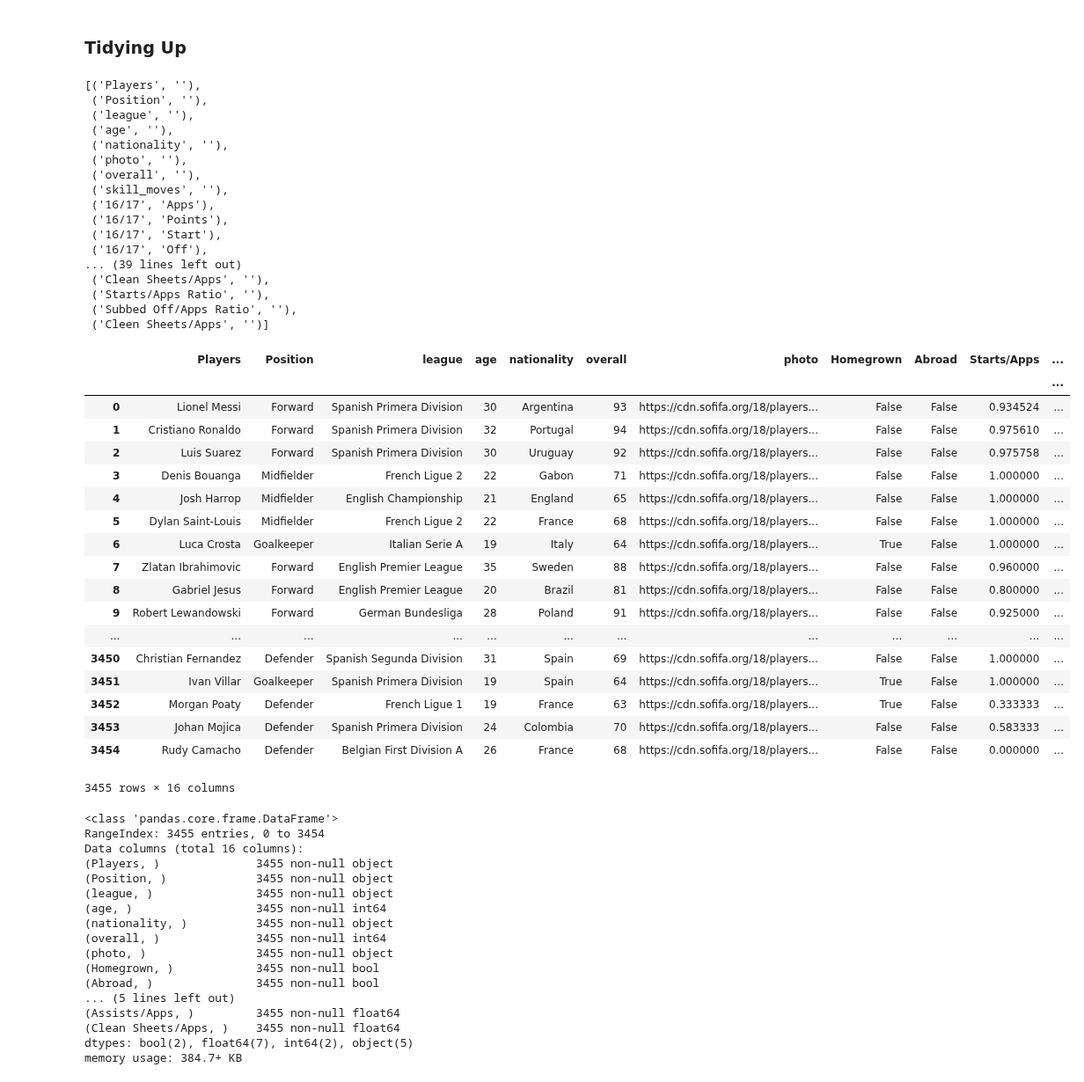
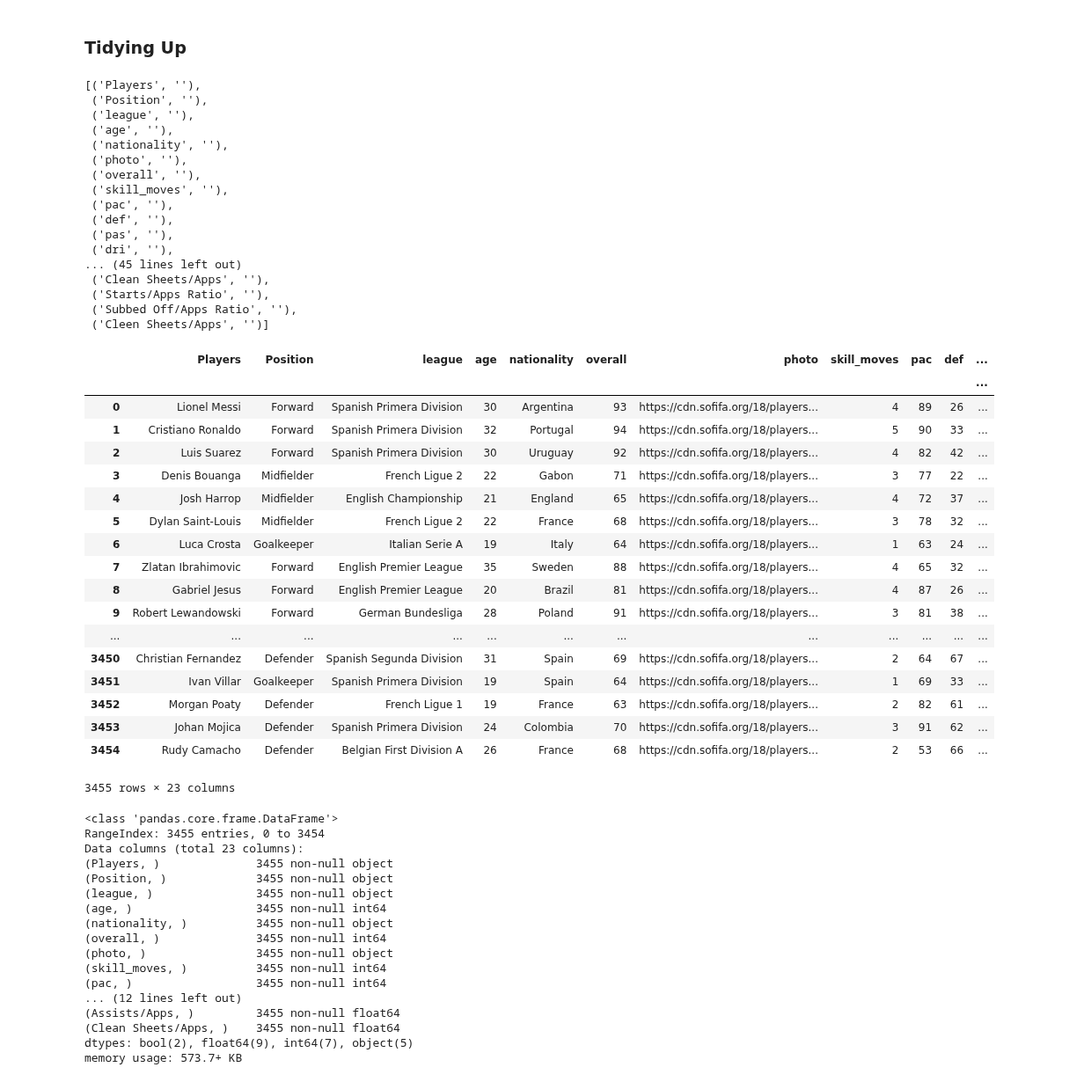
Before and after one commit to markkennedy3/Fifa-vs-Real-Life, a Jupyter notebook: notebooks/prep/410_prep_RQ2_Dataframes.ipynb, the cells around one changed output. Shown at 88% size. Drawn from its saved outputs; the diff is of its cells as text; code cells hidden in the pictures.

```diff
--- a/notebooks/prep/410_prep_RQ2_Dataframes.ipynb
+++ b/notebooks/prep/410_prep_RQ2_Dataframes.ipynb
@@ -19,7 +19,7 @@ J14_15 = pd.read_csv("../../data/prep/Joined1415.csv")
 J13_14 = pd.read_csv("../../data/prep/Joined1314.csv")
 J12_13 = pd.read_csv("../../data/prep/Joined1213.csv")
 # %%
-index = ['Players','Position','league','age','nationality','photo','overall','skill_moves']
+index = ['Players','Position','league','age','nationality','photo','overall','skill_moves','pac','def','pas','dri','eur_value','eur_wage']
 fantasyinfo = ['Apps','Points','Start','Off','Goals','A','CS']
 # %%
 s1 = J16_17.drop_duplicates(index).set_index(index)[fantasyinfo]
@@ -75,38 +75,38 @@ list(RQ2)
  ('photo', ''),
  ('overall', ''),
  ('skill_moves', ''),
- ('16/17', 'Apps'),
- ('16/17', 'Points'),
- ('16/17', 'Start'),
- ('16/17', 'Off'),
-... (39 lines left out)
+ ('pac', ''),
+ ('def', ''),
+ ('pas', ''),
+ ('dri', ''),
+... (45 lines left out)
  ('Clean Sheets/Apps', ''),
  ('Starts/Apps Ratio', ''),
  ('Subbed Off/Apps Ratio', ''),
  ('Cleen Sheets/Apps', '')]
 # %%
-RQ2 = RQ2[['Players','Position','league','age','nationality','overall','photo','Homegrown','Abroad','Starts/Apps','Subbed Off/Apps','Overall Apps','Average Form','Goals/Apps','Assists/Apps','Clean Sheets/Apps']]
+RQ2 = RQ2[['Players','Position','league','age','nationality','overall','photo','skill_moves','pac','def','pas','dri','eur_value','eur_wage','Homegrown','Abroad','Starts/Apps','Subbed Off/Apps','Overall Apps','Average Form','Goals/Apps','Assists/Apps','Clean Sheets/Apps']]
 RQ2
 # %% [output]
-|  | Players | Position | league | age | nationality | overall | photo | Homegrown | Abroad | Starts/Apps | ... |
+|  | Players | Position | league | age | nationality | overall | photo | skill_moves | pac | def | ... |
 |  |  |  |  |  |  |  |  |  |  |  | ... |
-| 0 | Lionel Messi | Forward | Spanish Primera Division | 30 | Argentina | 93 | https://cdn.sofifa.org/18/players... | False | False | 0.934524 | ... |
-| 1 | Cristiano Ronaldo | Forward | Spanish Primera Division | 32 | Portugal | 94 | https://cdn.sofifa.org/18/players... | False | False | 0.975610 | ... |
-| 2 | Luis Suarez | Forward | Spanish Primera Division | 30 | Uruguay | 92 | https://cdn.sofifa.org/18/players... | False | False | 0.975758 | ... |
-| 3 | Denis Bouanga | Midfielder | French Ligue 2 | 22 | Gabon | 71 | https://cdn.sofifa.org/18/players... | False | False | 1.000000 | ... |
-| 4 | Josh Harrop | Midfielder | English Championship | 21 | England | 65 | https://cdn.sofifa.org/18/players... | False | False | 1.000000 | ... |
-| 5 | Dylan Saint-Louis | Midfielder | French Ligue 2 | 22 | France | 68 | https://cdn.sofifa.org/18/players... | False | False | 1.000000 | ... |
-| 6 | Luca Crosta | Goalkeeper | Italian Serie A | 19 | Italy | 64 | https://cdn.sofifa.org/18/players... | True | False | 1.000000 | ... |
-| 7 | Zlatan Ibrahimovic | Forward | English Premier League | 35 | Sweden | 88 | https://cdn.sofifa.org/18/players... | False | False | 0.960000 | ... |
-| 8 | Gabriel Jesus | Forward | English Premier League | 20 | Brazil | 81 | https://cdn.sofifa.org/18/players... | False | False | 0.800000 | ... |
-| 9 | Robert Lewandowski | Forward | German Bundesliga | 28 | Poland | 91 | https://cdn.sofifa.org/18/players... | False | False | 0.925000 | ... |
+| 0 | Lionel Messi | Forward | Spanish Primera Division | 30 | Argentina | 93 | https://cdn.sofifa.org/18/players... | 4 | 89 | 26 | ... |
+| 1 | Cristiano Ronaldo | Forward | Spanish Primera Division | 32 | Portugal | 94 | https://cdn.sofifa.org/18/players... | 5 | 90 | 33 | ... |
+| 2 | Luis Suarez | Forward | Spanish Primera Division | 30 | Uruguay | 92 | https://cdn.sofifa.org/18/players... | 4 | 82 | 42 | ... |
+| 3 | Denis Bouanga | Midfielder | French Ligue 2 | 22 | Gabon | 71 | https://cdn.sofifa.org/18/players... | 3 | 77 | 22 | ... |
+| 4 | Josh Harrop | Midfielder | English Championship | 21 | England | 65 | https://cdn.sofifa.org/18/players... | 4 | 72 | 37 | ... |
+| 5 | Dylan Saint-Louis | Midfielder | French Ligue 2 | 22 | France | 68 | https://cdn.sofifa.org/18/players... | 3 | 78 | 32 | ... |
+| 6 | Luca Crosta | Goalkeeper | Italian Serie A | 19 | Italy | 64 | https://cdn.sofifa.org/18/players... | 1 | 63 | 24 | ... |
+| 7 | Zlatan Ibrahimovic | Forward | English Premier League | 35 | Sweden | 88 | https://cdn.sofifa.org/18/players... | 4 | 65 | 32 | ... |
+| 8 | Gabriel Jesus | Forward | English Premier League | 20 | Brazil | 81 | https://cdn.sofifa.org/18/players... | 4 | 87 | 26 | ... |
+| 9 | Robert Lewandowski | Forward | German Bundesliga | 28 | Poland | 91 | https://cdn.sofifa.org/18/players... | 3 | 81 | 38 | ... |
 | ... | ... | ... | ... | ... | ... | ... | ... | ... | ... | ... | ... |
-| 3450 | Christian Fernandez | Defender | Spanish Segunda Division | 31 | Spain | 69 | https://cdn.sofifa.org/18/players... | False | False | 1.000000 | ... |
-| 3451 | Ivan Villar | Goalkeeper | Spanish Primera Division | 19 | Spain | 64 | https://cdn.sofifa.org/18/players... | True | False | 1.000000 | ... |
-| 3452 | Morgan Poaty | Defender | French Ligue 1 | 19 | France | 63 | https://cdn.sofifa.org/18/players... | True | False | 0.333333 | ... |
-| 3453 | Johan Mojica | Defender | Spanish Primera Division | 24 | Colombia | 70 | https://cdn.sofifa.org/18/players... | False | False | 0.583333 | ... |
-| 3454 | Rudy Camacho | Defender | Belgian First Division A | 26 | France | 68 | https://cdn.sofifa.org/18/players... | False | False | 0.000000 | ... |
+| 3450 | Christian Fernandez | Defender | Spanish Segunda Division | 31 | Spain | 69 | https://cdn.sofifa.org/18/players... | 2 | 64 | 67 | ... |
+| 3451 | Ivan Villar | Goalkeeper | Spanish Primera Division | 19 | Spain | 64 | https://cdn.sofifa.org/18/players... | 1 | 69 | 33 | ... |
+| 3452 | Morgan Poaty | Defender | French Ligue 1 | 19 | France | 63 | https://cdn.sofifa.org/18/players... | 2 | 82 | 61 | ... |
+| 3453 | Johan Mojica | Defender | Spanish Primera Division | 24 | Colombia | 70 | https://cdn.sofifa.org/18/players... | 3 | 91 | 62 | ... |
+| 3454 | Rudy Camacho | Defender | Belgian First Division A | 26 | France | 68 | https://cdn.sofifa.org/18/players... | 2 | 53 | 66 | ... |
-3455 rows × 16 columns
+3455 rows × 23 columns
 # %%
 RQ2.to_csv('../../data/analysis/RQ2.csv')
 # %%
@@ -114,7 +114,7 @@ RQ2.info()
 # %% [output]
 <class 'pandas.core.frame.DataFrame'>
 RangeIndex: 3455 entries, 0 to 3454
-Data columns (total 16 columns):
+Data columns (total 23 columns):
 (Players, )              3455 non-null object
 (Position, )             3455 non-null object
 (league, )               3455 non-null object
@@ -122,10 +122,10 @@ Data columns (total 16 columns):
 (nationality, )          3455 non-null object
 (overall, )              3455 non-null int64
 (photo, )                3455 non-null object
-(Homegrown, )            3455 non-null bool
-(Abroad, )               3455 non-null bool
-... (5 lines left out)
+(skill_moves, )          3455 non-null int64
+(pac, )                  3455 non-null int64
+... (12 lines left out)
 (Assists/Apps, )         3455 non-null float64
 (Clean Sheets/Apps, )    3455 non-null float64
-dtypes: bool(2), float64(7), int64(2), object(5)
-memory usage: 384.7+ KB
+dtypes: bool(2), float64(9), int64(7), object(5)
+memory usage: 573.7+ KB
```
